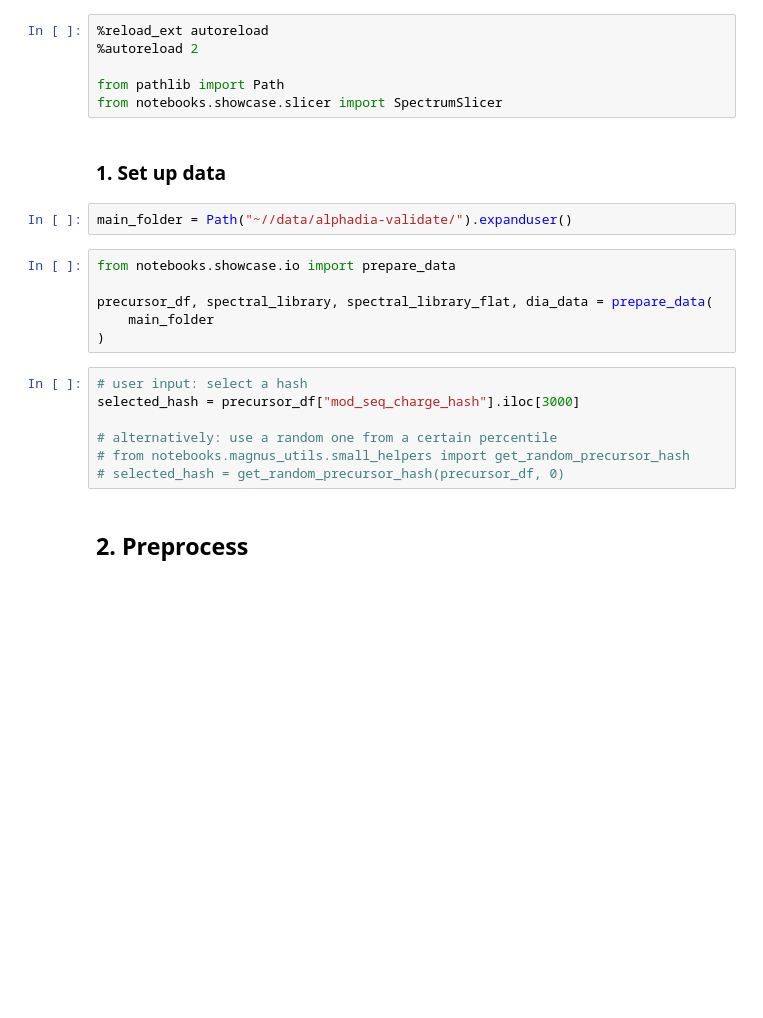
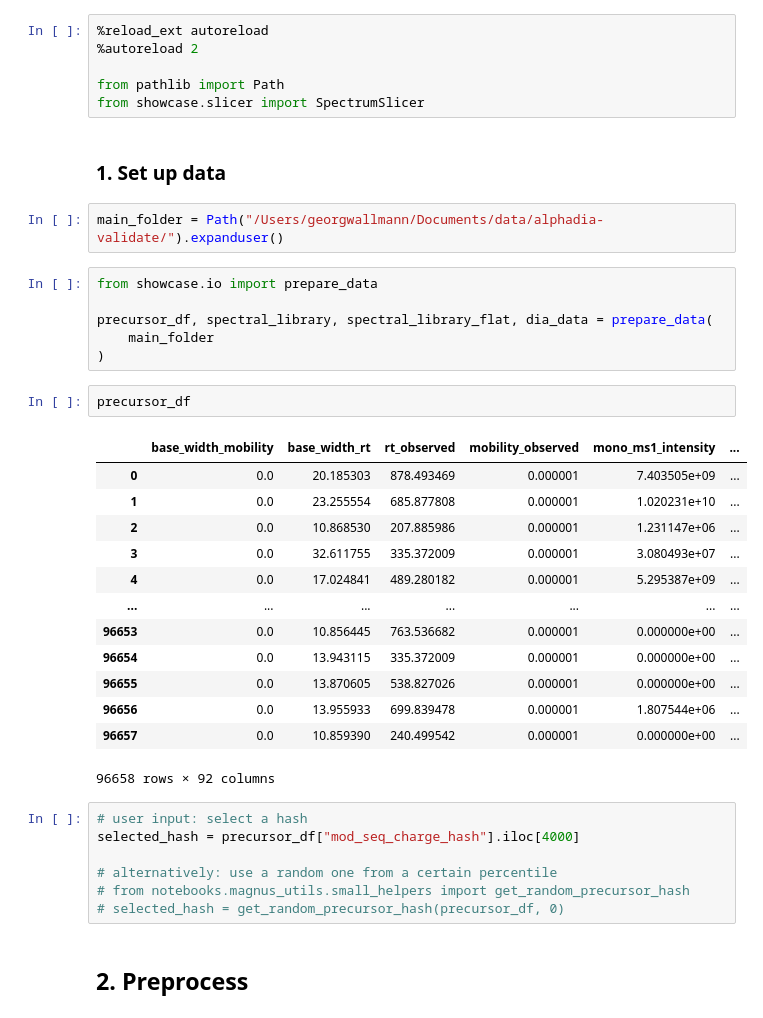
Before and after one commit to GeorgWa/alphadia-validate, a Jupyter notebook: notebooks/showcase.ipynb, the cells around one changed output. Drawn from its saved outputs; the diff is of its cells as text; blank space fills up the shorter version.

```diff
--- a/notebooks/showcase.ipynb
+++ b/notebooks/showcase.ipynb
@@ -3,20 +3,36 @@
 %autoreload 2
 
 from pathlib import Path
-from notebooks.showcase.slicer import SpectrumSlicer
+from showcase.slicer import SpectrumSlicer
 # %% [markdown]
 ### 1. Set up data
 # %%
-main_folder = Path("~//data/alphadia-validate/").expanduser()
+main_folder = Path("/Users/georgwallmann/Documents/data/alphadia-validate/").expanduser()
 # %%
-from notebooks.showcase.io import prepare_data
+from showcase.io import prepare_data
 
 precursor_df, spectral_library, spectral_library_flat, dia_data = prepare_data(
     main_folder
 )
+# %%
+precursor_df
+# %% [output]
+|  | base_width_mobility | base_width_rt | rt_observed | mobility_observed | mono_ms1_intensity | ... |
+| 0 | 0.0 | 20.185303 | 878.493469 | 0.000001 | 7.403505e+09 | ... |
+| 1 | 0.0 | 23.255554 | 685.877808 | 0.000001 | 1.020231e+10 | ... |
+| 2 | 0.0 | 10.868530 | 207.885986 | 0.000001 | 1.231147e+06 | ... |
+| 3 | 0.0 | 32.611755 | 335.372009 | 0.000001 | 3.080493e+07 | ... |
+| 4 | 0.0 | 17.024841 | 489.280182 | 0.000001 | 5.295387e+09 | ... |
+| ... | ... | ... | ... | ... | ... | ... |
+| 96653 | 0.0 | 10.856445 | 763.536682 | 0.000001 | 0.000000e+00 | ... |
+| 96654 | 0.0 | 13.943115 | 335.372009 | 0.000001 | 0.000000e+00 | ... |
+| 96655 | 0.0 | 13.870605 | 538.827026 | 0.000001 | 0.000000e+00 | ... |
+| 96656 | 0.0 | 13.955933 | 699.839478 | 0.000001 | 1.807544e+06 | ... |
+| 96657 | 0.0 | 10.859390 | 240.499542 | 0.000001 | 0.000000e+00 | ... |
+96658 rows × 92 columns
 # %%
 # user input: select a hash
-selected_hash = precursor_df["mod_seq_charge_hash"].iloc[3000]
+selected_hash = precursor_df["mod_seq_charge_hash"].iloc[4000]
 
 # alternatively: use a random one from a certain percentile
 # from notebooks.magnus_utils.small_helpers import get_random_precursor_hash
```
Also changed, not shown: parts of 5 cells of this notebook, 3 other files.
